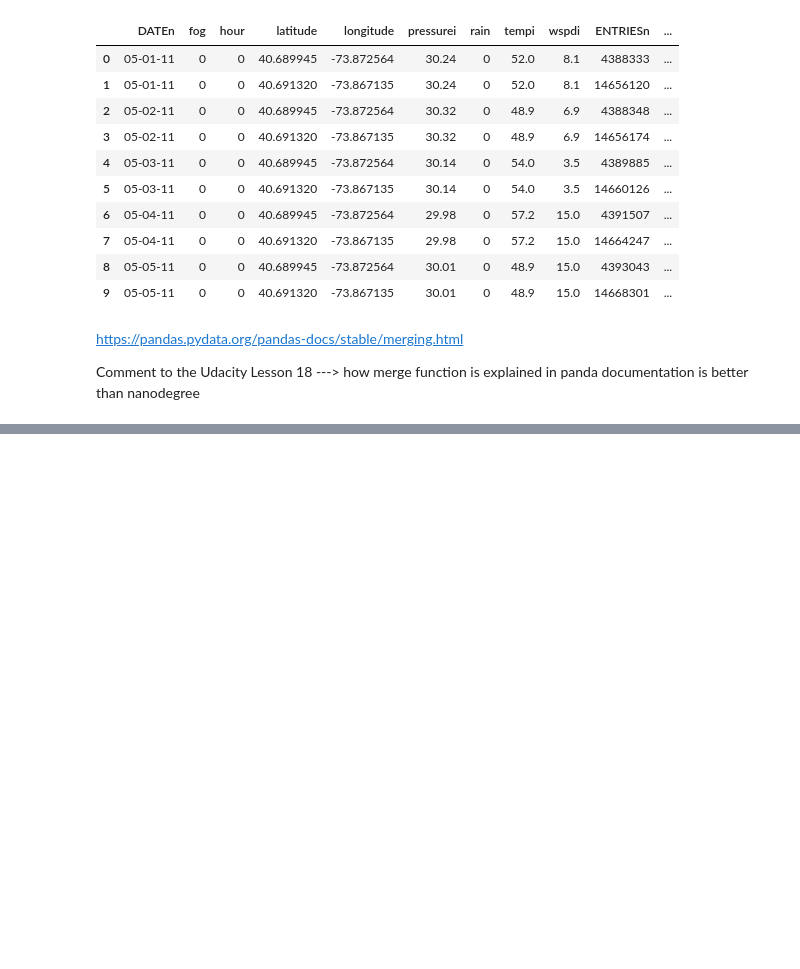
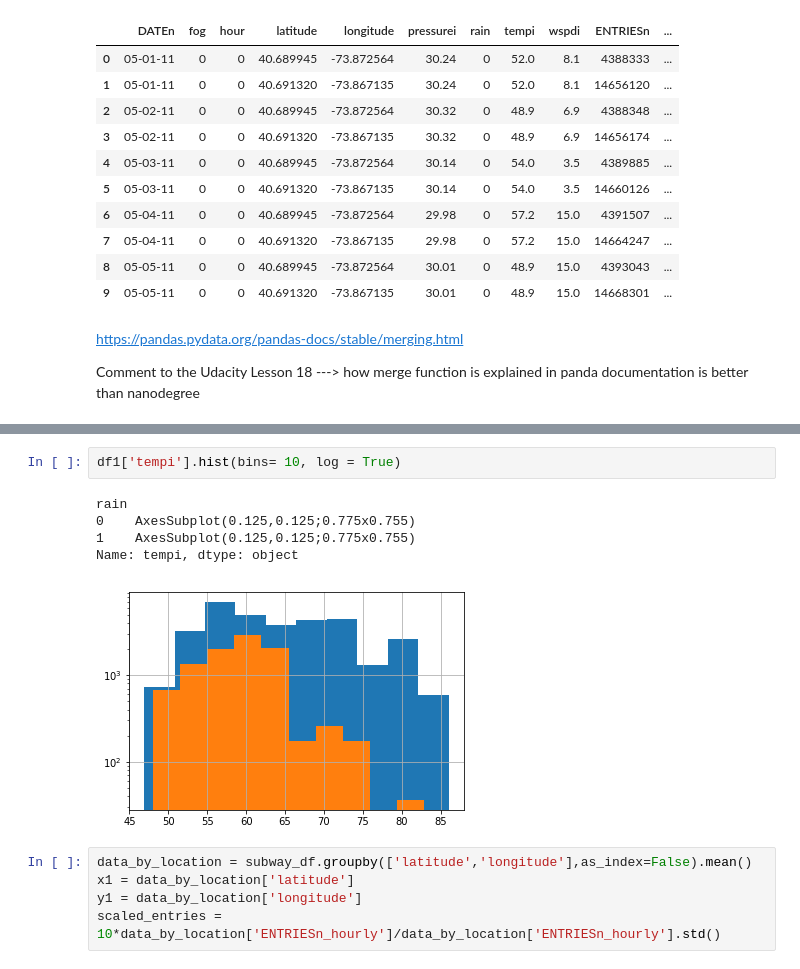
Before and after one commit to fernikalo/project_nano, a Jupyter notebook: 02_Investigate_a_dataset/Lesson_5/Subway_Weather_data_analysis.ipynb, the cells around one changed output, grey strips where cells are left out. Saved outputs shown, nothing was run; the diff lists cells and outputs as text; blank space fills up the shorter version.

```diff
--- a/02_Investigate_a_dataset/Lesson_5/Subway_Weather_data_analysis.ipynb
+++ b/02_Investigate_a_dataset/Lesson_5/Subway_Weather_data_analysis.ipynb
@@ -672,0 +694,13 @@ better than nanodegree
+# %%
+df1['tempi'].hist(bins= 10, log = True)
+# %% [output]
+rain
+0    AxesSubplot(0.125,0.125;0.775x0.755)
+1    AxesSubplot(0.125,0.125;0.775x0.755)
+Name: tempi, dtype: object
+[figure, added]
+# %%
+data_by_location = subway_df.groupby(['latitude','longitude'],as_index=False).mean()
+x1 = data_by_location['latitude']
+y1 = data_by_location['longitude']
+scaled_entries = 10*data_by_location['ENTRIESn_hourly']/data_by_location['ENTRIESn_hourly'].std()
```
Also changed, not shown: parts of 6 cells of this notebook, 12 other files.
